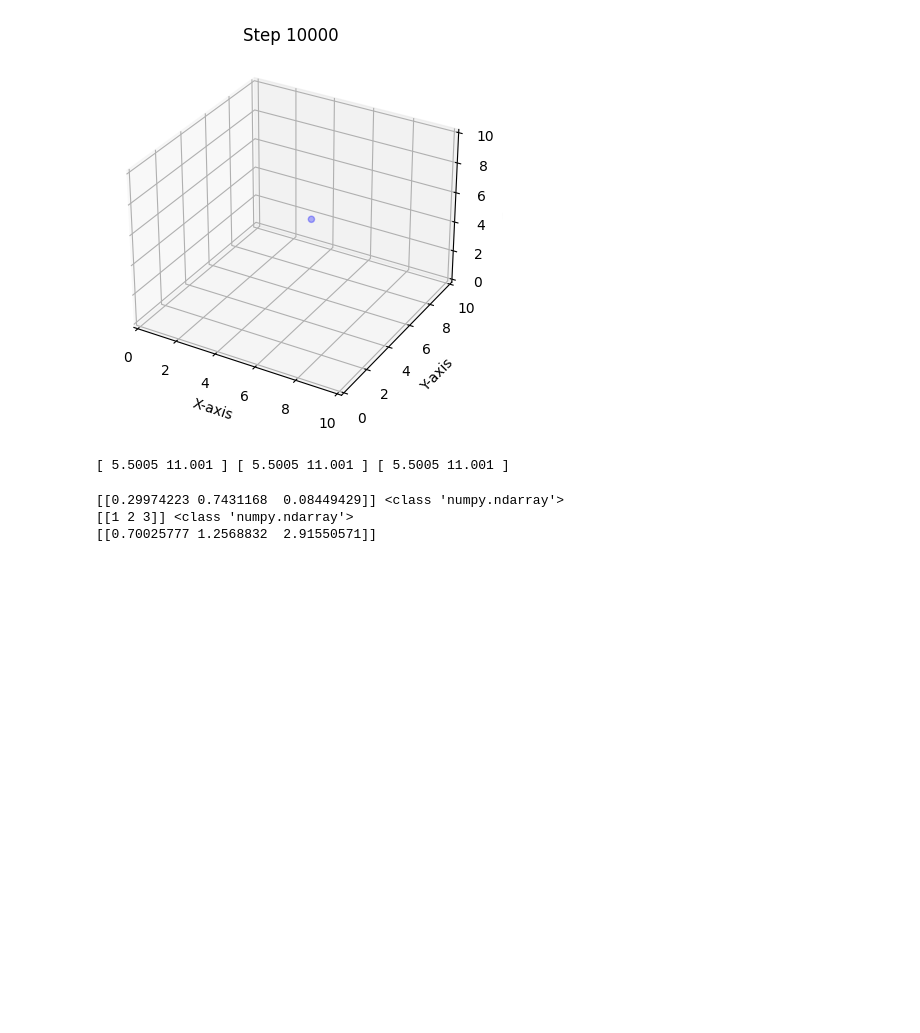
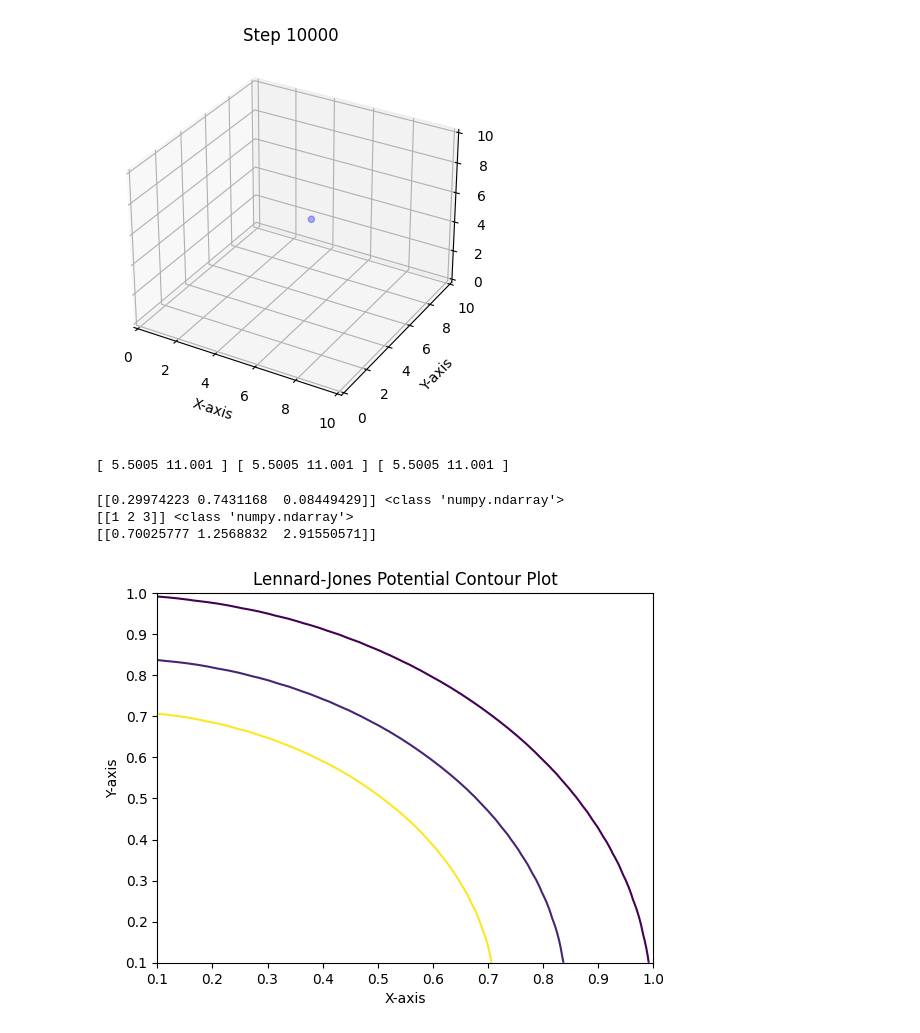
Before and after one commit to navgaur/Statistical-Mech-LOCF, a Jupyter notebook: Particles_1.ipynb, the cells around one changed output. Cells and saved outputs as stored; diff of their text form; code cells hidden in the pictures; blank space fills up the shorter version.

```diff
--- a/Particles_1.ipynb
+++ b/Particles_1.ipynb
@@ -118,3 +118,35 @@ print(x2-x1)
 [[0.29974223 0.7431168  0.08449429]] <class 'numpy.ndarray'>
 [[1 2 3]] <class 'numpy.ndarray'>
 [[0.70025777 1.2568832  2.91550571]]
+# %%
+import numpy as np
+import matplotlib.pyplot as plt
+
+def lennard_jones_potential(r, epsilon, sigma):
+    """
+    Lennard-Jones potential function.
+    """
+    return 4 * epsilon * ((sigma / r)**12 - (sigma / r)**6)
+
+# Generate 2D grid for distance values
+x = np.linspace(0.1, 1, 50)  # Adjust the range and number of points as needed
+y = np.linspace(0.1, 1, 50)
+X, Y = np.meshgrid(x, y)
+
+# Set Lennard-Jones parameters
+epsilon = 1.0
+sigma = 1.0
+
+# Calculate potential values for each point in the grid
+Z = lennard_jones_potential(np.sqrt(X**2 + Y**2), epsilon, sigma)
+
+# Create a contour plot
+#plt.contourf(X, Y, Z, levels=5, cmap='viridis')
+#plt.colorbar(label='Lennard-Jones Potential')
+plt.contour(X,Y,Z,levels=[0.1,20,200])
+plt.xlabel('X-axis')
+plt.ylabel('Y-axis')
+plt.title('Lennard-Jones Potential Contour Plot')
+plt.show()
+# %% [output]
+[figure, added]
```
Also changed, not shown: parts of 1 cell of this notebook.
